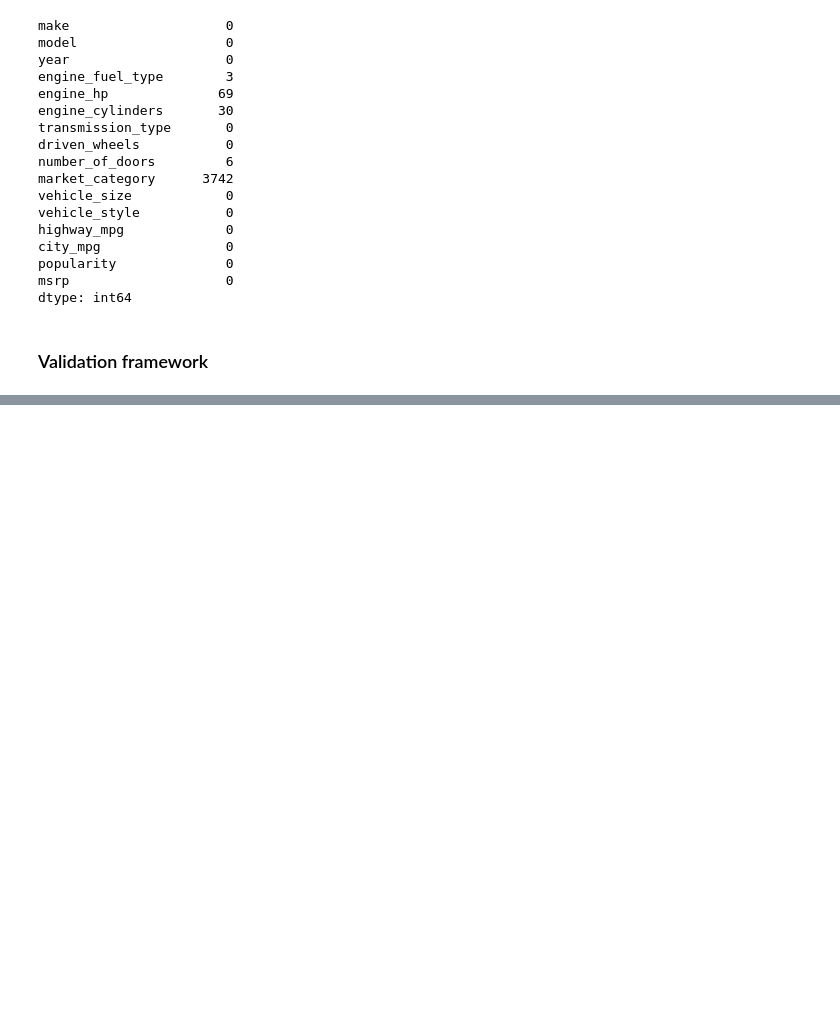
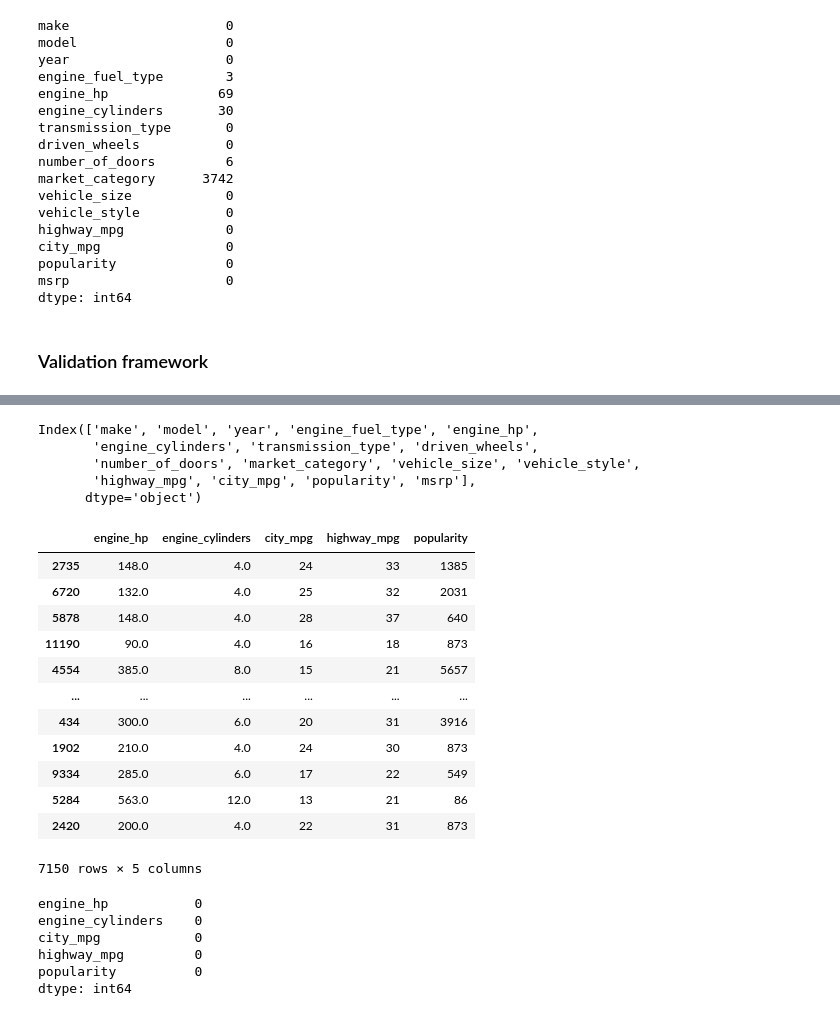
Before and after one commit to leontatianaz/machine-learning-zoomcap-homework, a Jupyter notebook: 02-regression/car-price.ipynb, the cells around one changed output, grey strips where cells are left out. Cells and saved outputs as stored; diff of their text form; code cells hidden in the pictures; blank space fills up the shorter version.

```diff
--- a/02-regression/car-price.ipynb
+++ b/02-regression/car-price.ipynb
@@ -175,0 +199,8 @@ del df_test['msrp']
+# %%
+df.columns
+# %% [output]
+Index(['make', 'model', 'year', 'engine_fuel_type', 'engine_hp',
+       'engine_cylinders', 'transmission_type', 'driven_wheels',
+       'number_of_doors', 'market_category', 'vehicle_size', 'vehicle_style',
+       'highway_mpg', 'city_mpg', 'popularity', 'msrp'],
+      dtype='object')
@@ -175,0 +209,27 @@ del df_test['msrp']
+# %%
+df_train[linear_base]
+# %% [output]
+|  | engine_hp | engine_cylinders | city_mpg | highway_mpg | popularity |
+| 2735 | 148.0 | 4.0 | 24 | 33 | 1385 |
+| 6720 | 132.0 | 4.0 | 25 | 32 | 2031 |
+| 5878 | 148.0 | 4.0 | 28 | 37 | 640 |
+| 11190 | 90.0 | 4.0 | 16 | 18 | 873 |
+| 4554 | 385.0 | 8.0 | 15 | 21 | 5657 |
+| ... | ... | ... | ... | ... | ... |
+| 434 | 300.0 | 6.0 | 20 | 31 | 3916 |
+| 1902 | 210.0 | 4.0 | 24 | 30 | 873 |
+| 9334 | 285.0 | 6.0 | 17 | 22 | 549 |
+| 5284 | 563.0 | 12.0 | 13 | 21 | 86 |
+| 2420 | 200.0 | 4.0 | 22 | 31 | 873 |
+7150 rows × 5 columns
+# %%
+X_train = df_train[linear_base].fillna(0)
+X_val = df_val[linear_base].fillna(0)
+X_train.isnull().sum()
+# %% [output]
+engine_hp           0
+engine_cylinders    0
+city_mpg            0
+highway_mpg         0
+popularity          0
+dtype: int64
```
Also changed, not shown: parts of 23 cells of this notebook.
